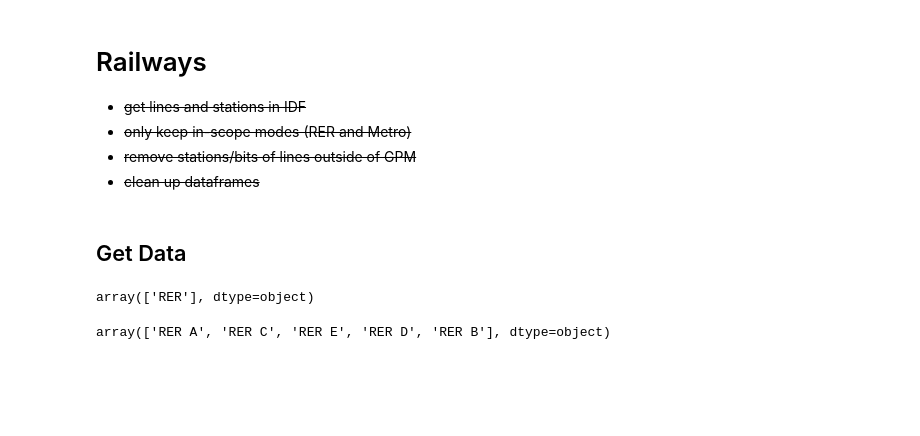
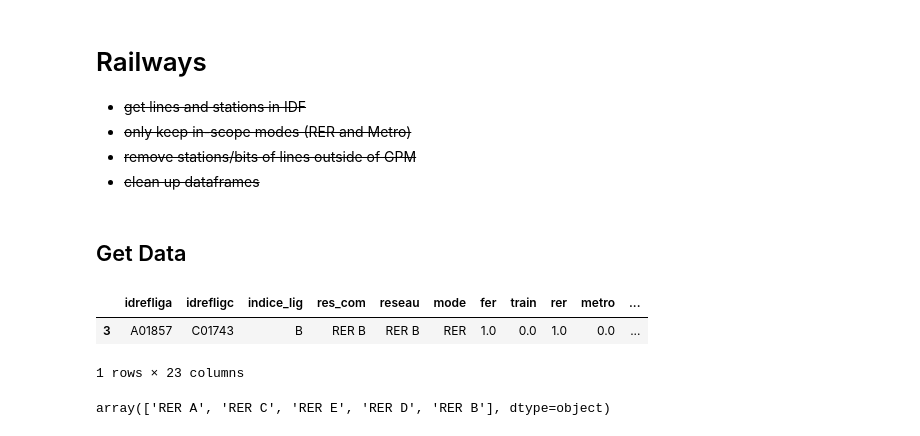
Before and after one commit to AurianeTec/Thesis, a Jupyter notebook: create_public_transport_networks.ipynb, the cells around one changed output. Saved outputs shown, nothing was run; the diff lists cells and outputs as text; code cells hidden in the pictures; blank space fills up the shorter version.

```diff
--- a/create_public_transport_networks.ipynb
+++ b/create_public_transport_networks.ipynb
@@ -32,15 +32,17 @@ In a future release, GeoPandas will switch to using Shapely by default. If you a
 # %%
 # Railway lines in IDF
 # source: https://data.iledefrance-mobilites.fr/explore/dataset/traces-du-reseau-ferre-idf/map/?location=12,48.7271,2.28086&basemap=jawg.streets
 
 lines = gpd.read_file("data/raw/traces-du-reseau-ferre-idf/traces-du-reseau-ferre-idf.shp").to_crs(2154)
 
 # Only keep RER
 lines = lines.loc[lines['mode'] == 'RER']
 
-lines['mode'].unique()
+lines.head(1)
 # %% [output]
+|  | idrefliga | idrefligc | indice_lig | res_com | reseau | mode | fer | train | rer | metro | ... |
+| 3 | A01857 | C01743 | B | RER B | RER B | RER | 1.0 | 0.0 | 1.0 | 0.0 | ... |
-array(['RER'], dtype=object)
+1 rows × 23 columns
 # %%
 # Railway stations in IDF
 # source: https://data.iledefrance-mobilites.fr/explore/dataset/emplacement-des-gares-idf/information/
```
Also changed, not shown: parts of 9 cells of this notebook, 12 other files.
